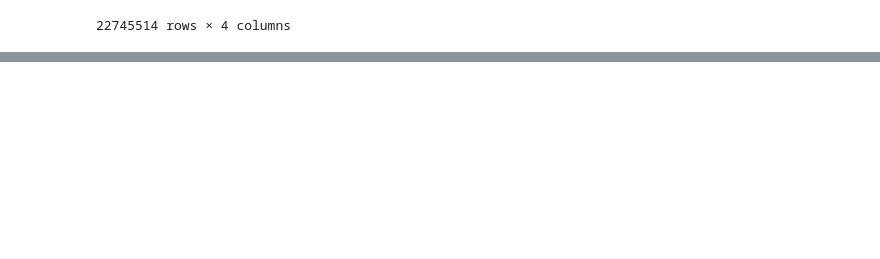
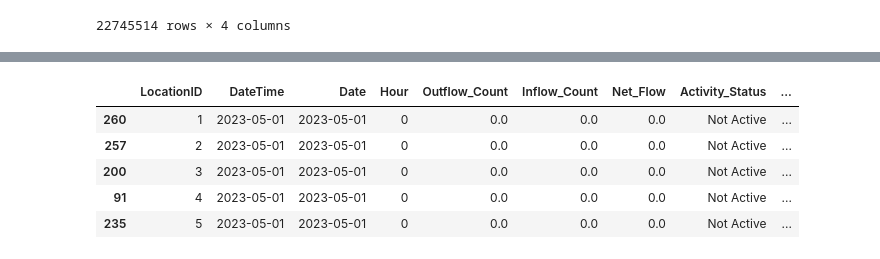
Before and after one commit to richardalamo/pocketride, a Jupyter notebook: data/Outlier_Detection/outliers_nyc_with_fare.ipynb, the cells around one changed output, grey strips where cells are left out. Drawn from its saved outputs; the diff is of its cells as text; code cells hidden in the pictures; blank space fills up the shorter version.

```diff
--- a/data/Outlier_Detection/outliers_nyc_with_fare.ipynb
+++ b/data/Outlier_Detection/outliers_nyc_with_fare.ipynb
@@ -569,0 +572,100 @@ filtered_trip_fare_metrics.head()
+# %%
+import pandas as pd
+import numpy as np
+
+# Assuming `sampled_df` is your dataset
+def create_complete_sorted_station_dataset(df):
+    """
+    Creates a complete dataset with all hours for each location ID, sorted by time.
+
+    Parameters:
+    df (pandas.DataFrame): Original trip dataset
+
+    Returns:
+    pandas.DataFrame: Complete dataset with all hours, sorted by time
+    """
+    # Extract unique stations from pickup location ID
+    stations = df['PULocationID'].unique()
+
+    # Create complete date range based on `pickup_datetime`
+    start_date = pd.to_datetime(df['pickup_datetime']).min()
+    end_date = pd.to_datetime(df['dropoff_datetime']).max()
+
+    # Create hourly date range
+    date_range = pd.date_range(start=start_date, end=end_date, freq='H')
+
+    # Generate all possible station and hour combinations
+    station_hours = []
+    for date in date_range:
+        for station in stations:
+            station_hours.append({
+                'LocationID': station,
+                'DateTime': date,
+                'Date': date.date(),
+                'Hour': date.hour
+            })
+
+    # Create complete dataset
+    complete_df = pd.DataFrame(station_hours)
+
+    # Convert date columns in the original dataset
+    df['pickup_datetime'] = pd.to_datetime(df['pickup_datetime'])
+    df['dropoff_datetime'] = pd.to_datetime(df['dropoff_datetime'])
+
+    # Calculate outflows (trips starting from location)
+    outflows = df.groupby(['PULocationID', 'pickup_datetime']).size().reset_index(name='Outflow_Count')
+
+    # Calculate inflows (trips ending at location)
+    inflows = df.groupby(['DOLocationID', 'dropoff_datetime']).size().reset_index(name='Inflow_Count')
+
+    # Merge outflows with the complete dataset
+    merged_df = pd.merge(
+        complete_df,
+        outflows.rename(columns={'PULocationID': 'LocationID', 'pickup_datetime': 'DateTime'}),
+        on=['LocationID', 'DateTime'],
+        how='left'
+    )
+
+    # Merge inflows with the complete dataset
+    merged_df = pd.merge(
+        merged_df,
+        inflows.rename(columns={'DOLocationID': 'LocationID', 'dropoff_datetime': 'DateTime'}),
+        on=['LocationID', 'DateTime'],
+        how='left'
+    )
+
+    # Fill NaN values
+    merged_df['Outflow_Count'] = merged_df['Outflow_Count'].fillna(0)
+    merged_df['Inflow_Count'] = merged_df['Inflow_Count'].fillna(0)
+
+    # Calculate Net Flow
+    merged_df['Net_Flow'] = merged_df['Inflow_Count'] - merged_df['Outflow_Count']
+
+    # Add activity status
+    merged_df['Activity_Status'] = np.where(
+        (merged_df['Inflow_Count'] > 0) | (merged_df['Outflow_Count'] > 0),
+        'Active',
+        'Not Active'
+    )
+
+    # Add time-based columns
+    merged_df['Day_of_Week'] = merged_df['DateTime'].dt.day_name()
+    merged_df['Month'] = merged_df['DateTime'].dt.month_name()
+
+    # Sort by DateTime and then LocationID
+    merged_df = merged_df.sort_values(['DateTime', 'LocationID'])
+
+    return merged_df
+
+# Apply function to your dataset
+complete_station_data = create_complete_sorted_station_dataset(df)
+
+# Display the result
+complete_station_data.head()
+# %% [output]
+|  | LocationID | DateTime | Date | Hour | Outflow_Count | Inflow_Count | Net_Flow | Activity_Status | ... |
+| 260 | 1 | 2023-05-01 | 2023-05-01 | 0 | 0.0 | 0.0 | 0.0 | Not Active | ... |
+| 257 | 2 | 2023-05-01 | 2023-05-01 | 0 | 0.0 | 0.0 | 0.0 | Not Active | ... |
+| 200 | 3 | 2023-05-01 | 2023-05-01 | 0 | 0.0 | 0.0 | 0.0 | Not Active | ... |
+| 91 | 4 | 2023-05-01 | 2023-05-01 | 0 | 0.0 | 0.0 | 0.0 | Not Active | ... |
+| 235 | 5 | 2023-05-01 | 2023-05-01 | 0 | 0.0 | 0.0 | 0.0 | Not Active | ... |
```
Also changed, not shown: parts of 12 cells of this notebook.
